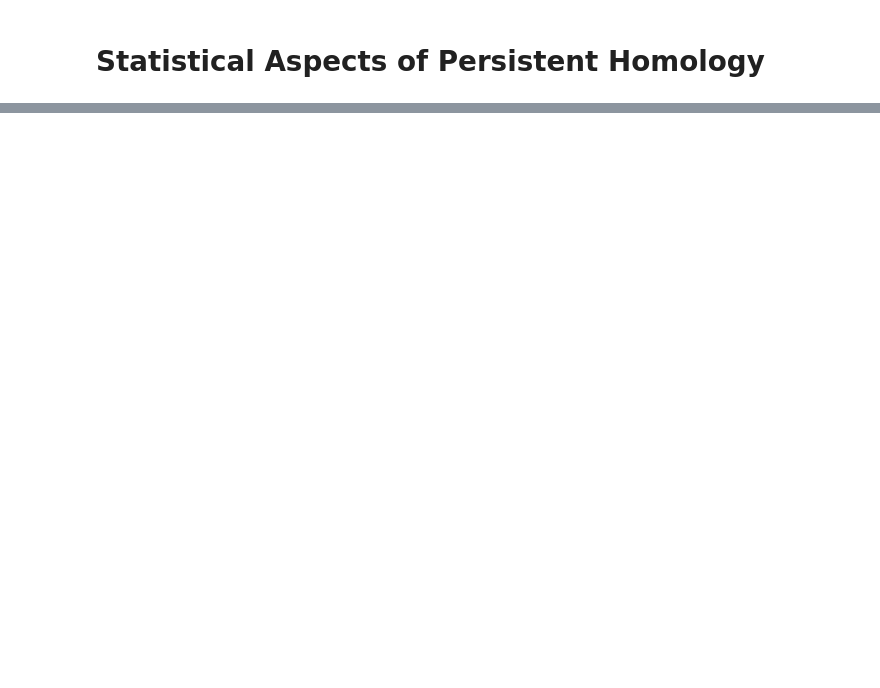
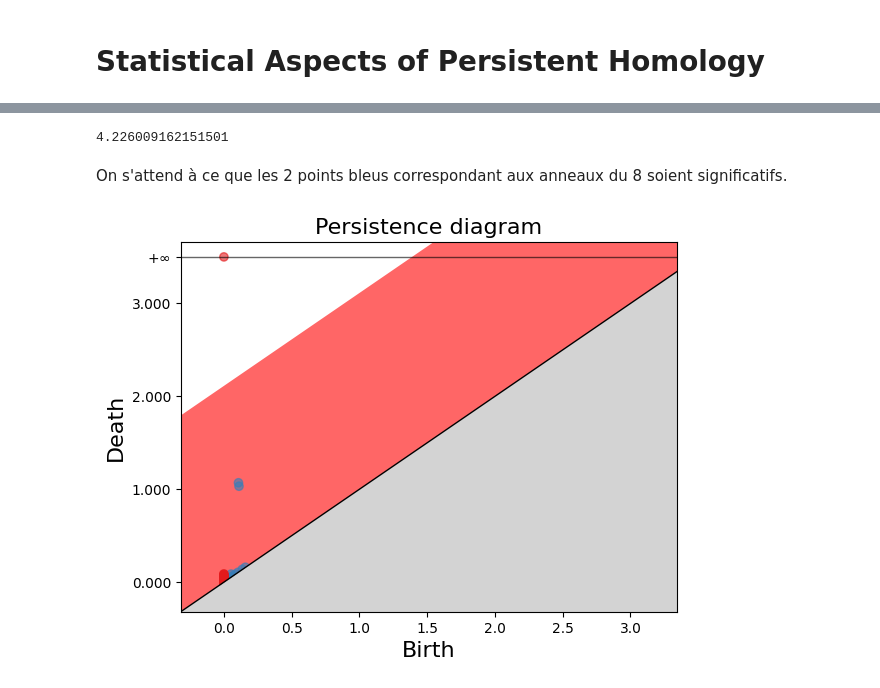
Before and after one commit to florandefossez/TDA_project, a Jupyter notebook: report.ipynb, the cells around one changed output, grey strips where cells are left out. Drawn from its saved outputs; the diff is of its cells as text; code cells hidden in the pictures; blank space fills up the shorter version.

```diff
--- a/report.ipynb
+++ b/report.ipynb
@@ -403,0 +428,39 @@ plt.show()
+# %%
+## problème avec le fichier persistence_statistics : la fonction hausd_interval s'exécute à l'infini, on essaye donc de réecrire les fonctions ci-dessous
+
+def hauss_dist(b, data): #Distances between the points of data and a random subsample of data of size b
+    n = np.size(data,0)
+    I = np.random.choice(n,b)
+    Icomp = [item for item in np.arange(n) if item not in I]
+    tree = KDTree(data[I,],leaf_size=2)
+    dist, ind = tree.query(data[Icomp,],k=1)
+    hdist = max(dist)
+    return(hdist)
+# %%
+n=50
+n_mc=1000
+level=0.90 #1-alpha
+points = utils.anulus(n)
+points[:,1] += 2.5
+points = np.concatenate((points, utils.anulus(n)))
+
+b=int(n/np.log(n))
+dist=[]
+
+for i in range(n_mc):
+    dist.append(hauss_dist(b=b, data=points))
+
+eta_alpha = 2*np.quantile(dist, level)
+print(eta_alpha)
+# %% [output]
+4.226009162151501
+# %% [markdown]
+On s'attend à ce que les 2 points bleus correspondant aux anneaux du 8 soient significatifs.
+# %%
+Alpha_complex = gd.AlphaComplex(points = points)
+Alpha_simplex_tree = Alpha_complex.create_simplex_tree()
+pers_alpha = Alpha_simplex_tree.persistence()
+
+gd.plot_persistence_diagram(pers_alpha, band=eta_alpha/2);
+# %% [output]
+[figure, added]
```
Also changed, not shown: parts of 18 cells of this notebook, 1 other file.
